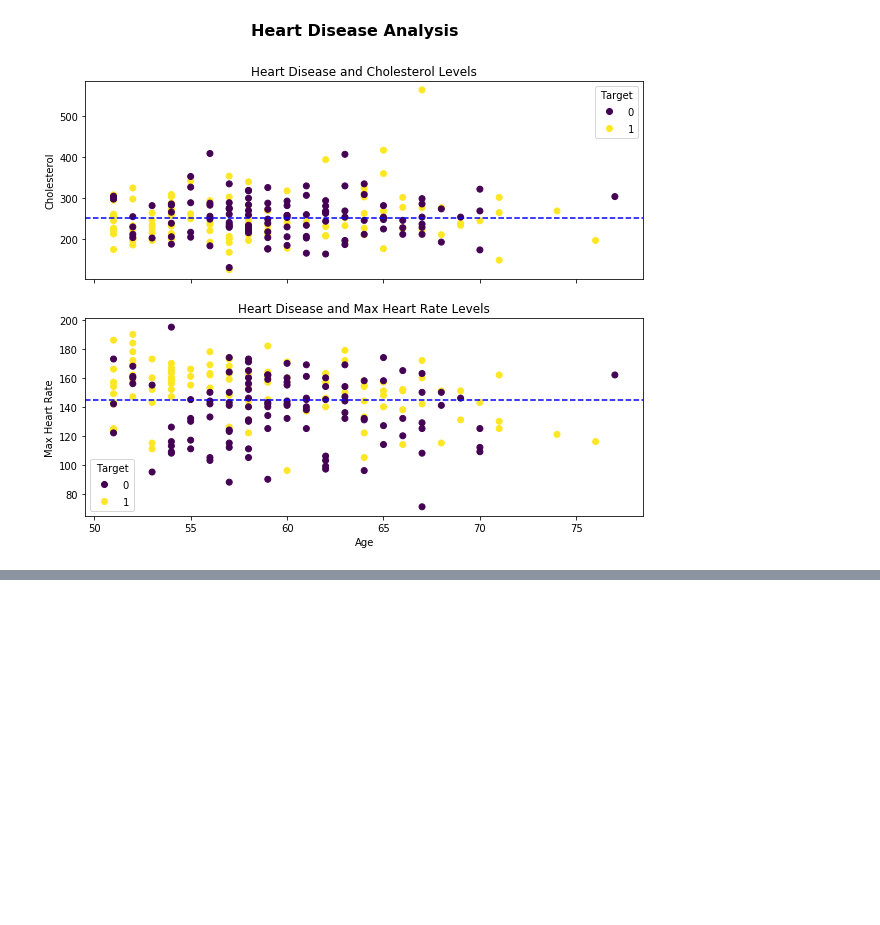
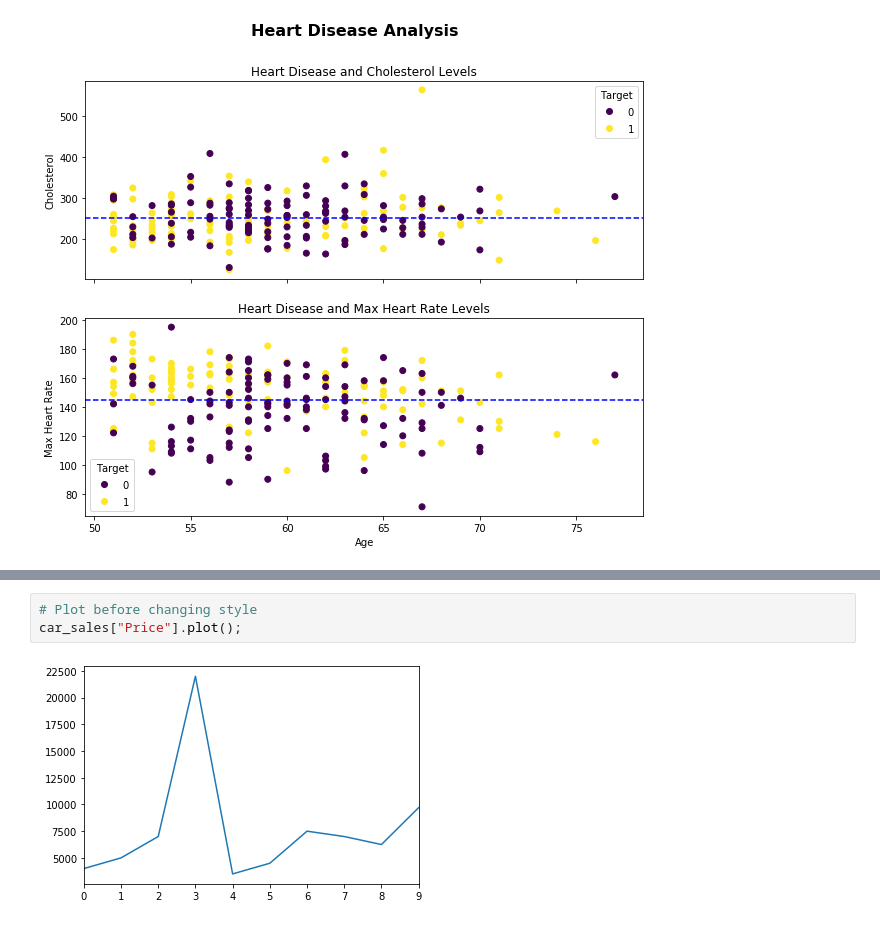
Before and after one commit to chesterheng/machinelearning-datascience, a Jupyter notebook: sample-project/introduction-to-matplotlib.ipynb, the cells around one changed output, grey strips where cells are left out. Saved outputs shown, nothing was run; the diff lists cells and outputs as text; blank space fills up the shorter version.

Commit message:
92. Customizing Your Plots

```diff
--- a/sample-project/introduction-to-matplotlib.ipynb
+++ b/sample-project/introduction-to-matplotlib.ipynb
@@ -548,0 +580,5 @@ fig.suptitle('Heart Disease Analysis', fontsize=16, fontweight='bold');
+# %%
+# Plot before changing style
+car_sales["Price"].plot();
+# %% [output]
+[figure, added]
```
Also changed, not shown: parts of 29 cells of this notebook, 2 other files.
